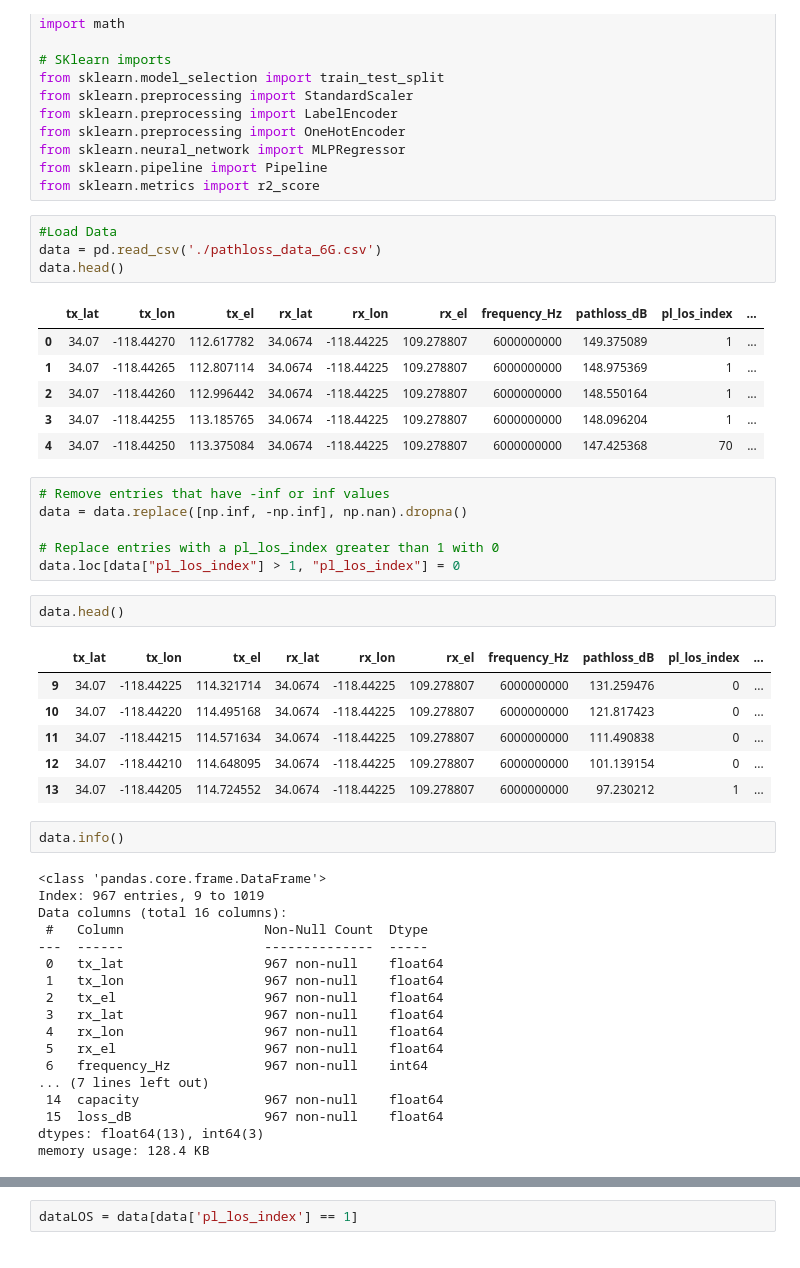
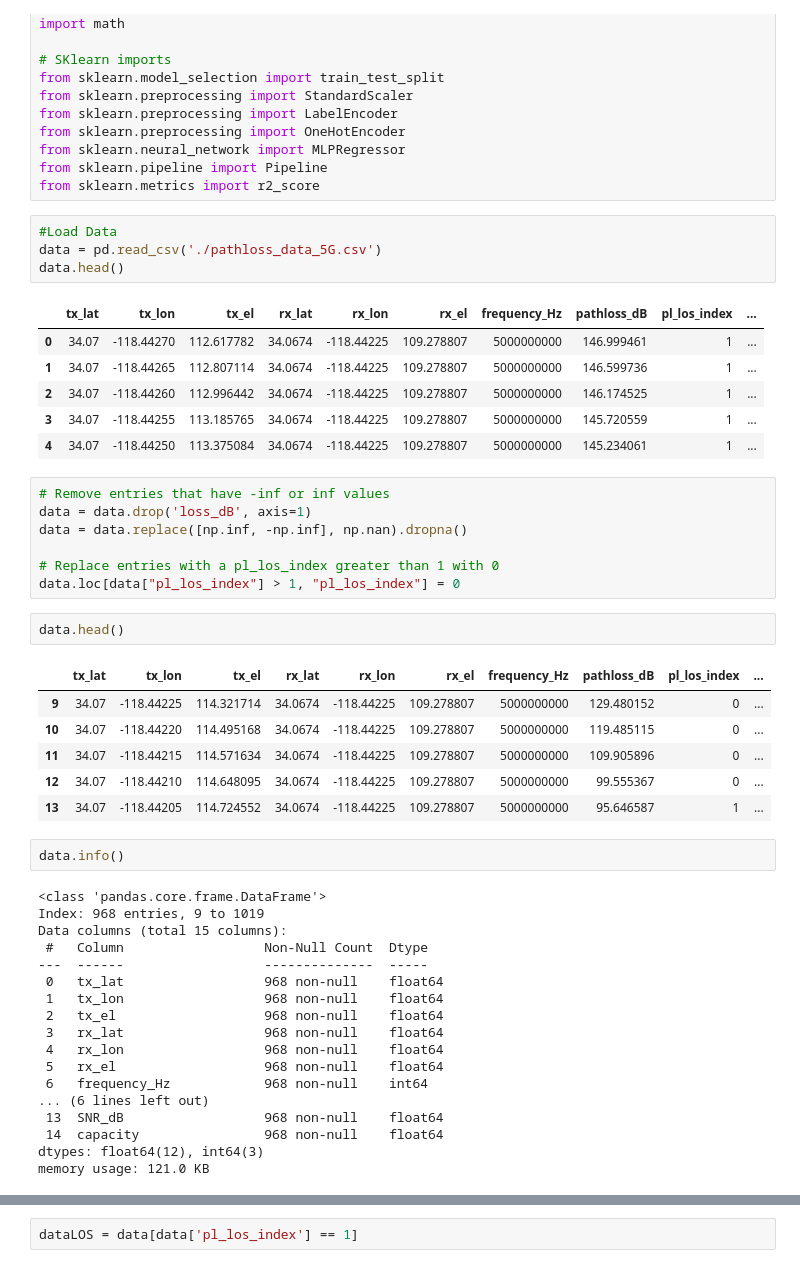
Before and after one commit to kmoy22/239_proj, a Jupyter notebook: mlp.ipynb, the cells around one changed output, grey strips where cells are left out. Cells and saved outputs as stored; diff of their text form.

```diff
--- a/mlp.ipynb
+++ b/mlp.ipynb
@@ -21,17 +21,18 @@ from sklearn.pipeline import Pipeline
 from sklearn.metrics import r2_score
 # %%
 #Load Data
-data = pd.read_csv('./pathloss_data_6G.csv')
+data = pd.read_csv('./pathloss_data_5G.csv')
 data.head()
 # %% [output]
 |  | tx_lat | tx_lon | tx_el | rx_lat | rx_lon | rx_el | frequency_Hz | pathloss_dB | pl_los_index | ... |
-| 0 | 34.07 | -118.44270 | 112.617782 | 34.0674 | -118.44225 | 109.278807 | 6000000000 | 149.375089 | 1 | ... |
-| 1 | 34.07 | -118.44265 | 112.807114 | 34.0674 | -118.44225 | 109.278807 | 6000000000 | 148.975369 | 1 | ... |
-| 2 | 34.07 | -118.44260 | 112.996442 | 34.0674 | -118.44225 | 109.278807 | 6000000000 | 148.550164 | 1 | ... |
-| 3 | 34.07 | -118.44255 | 113.185765 | 34.0674 | -118.44225 | 109.278807 | 6000000000 | 148.096204 | 1 | ... |
-| 4 | 34.07 | -118.44250 | 113.375084 | 34.0674 | -118.44225 | 109.278807 | 6000000000 | 147.425368 | 70 | ... |
+| 0 | 34.07 | -118.44270 | 112.617782 | 34.0674 | -118.44225 | 109.278807 | 5000000000 | 146.999461 | 1 | ... |
+| 1 | 34.07 | -118.44265 | 112.807114 | 34.0674 | -118.44225 | 109.278807 | 5000000000 | 146.599736 | 1 | ... |
+| 2 | 34.07 | -118.44260 | 112.996442 | 34.0674 | -118.44225 | 109.278807 | 5000000000 | 146.174525 | 1 | ... |
+| 3 | 34.07 | -118.44255 | 113.185765 | 34.0674 | -118.44225 | 109.278807 | 5000000000 | 145.720559 | 1 | ... |
+| 4 | 34.07 | -118.44250 | 113.375084 | 34.0674 | -118.44225 | 109.278807 | 5000000000 | 145.234061 | 1 | ... |
 # %%
 # Remove entries that have -inf or inf values
+data = data.drop('loss_dB', axis=1)
 data = data.replace([np.inf, -np.inf], np.nan).dropna()
 
 # Replace entries with a pl_los_index greater than 1 with 0
@@ -40,31 +41,31 @@ data.loc[data["pl_los_index"] > 1, "pl_los_index"] = 0
 data.head()
 # %% [output]
 |  | tx_lat | tx_lon | tx_el | rx_lat | rx_lon | rx_el | frequency_Hz | pathloss_dB | pl_los_index | ... |
-| 9 | 34.07 | -118.44225 | 114.321714 | 34.0674 | -118.44225 | 109.278807 | 6000000000 | 131.259476 | 0 | ... |
-| 10 | 34.07 | -118.44220 | 114.495168 | 34.0674 | -118.44225 | 109.278807 | 6000000000 | 121.817423 | 0 | ... |
-| 11 | 34.07 | -118.44215 | 114.571634 | 34.0674 | -118.44225 | 109.278807 | 6000000000 | 111.490838 | 0 | ... |
-| 12 | 34.07 | -118.44210 | 114.648095 | 34.0674 | -118.44225 | 109.278807 | 6000000000 | 101.139154 | 0 | ... |
-| 13 | 34.07 | -118.44205 | 114.724552 | 34.0674 | -118.44225 | 109.278807 | 6000000000 | 97.230212 | 1 | ... |
+| 9 | 34.07 | -118.44225 | 114.321714 | 34.0674 | -118.44225 | 109.278807 | 5000000000 | 129.480152 | 0 | ... |
+| 10 | 34.07 | -118.44220 | 114.495168 | 34.0674 | -118.44225 | 109.278807 | 5000000000 | 119.485115 | 0 | ... |
+| 11 | 34.07 | -118.44215 | 114.571634 | 34.0674 | -118.44225 | 109.278807 | 5000000000 | 109.905896 | 0 | ... |
+| 12 | 34.07 | -118.44210 | 114.648095 | 34.0674 | -118.44225 | 109.278807 | 5000000000 | 99.555367 | 0 | ... |
+| 13 | 34.07 | -118.44205 | 114.724552 | 34.0674 | -118.44225 | 109.278807 | 5000000000 | 95.646587 | 1 | ... |
 # %%
 data.info()
 # %% [output]
 <class 'pandas.core.frame.DataFrame'>
-Index: 967 entries, 9 to 1019
-Data columns (total 16 columns):
+Index: 968 entries, 9 to 1019
+Data columns (total 15 columns):
  #   Column                  Non-Null Count  Dtype
 ---  ------                  --------------  -----
- 0   tx_lat                  967 non-null    float64
- 1   tx_lon                  967 non-null    float64
- 2   tx_el                   967 non-null    float64
- 3   rx_lat                  967 non-null    float64
- 4   rx_lon                  967 non-null    float64
- 5   rx_el                   967 non-null    float64
- 6   frequency_Hz            967 non-null    int64
-... (7 lines left out)
- 14  capacity                967 non-null    float64
- 15  loss_dB                 967 non-null    float64
-dtypes: float64(13), int64(3)
-memory usage: 128.4 KB
+ 0   tx_lat                  968 non-null    float64
+ 1   tx_lon                  968 non-null    float64
+ 2   tx_el                   968 non-null    float64
+ 3   rx_lat                  968 non-null    float64
+ 4   rx_lon                  968 non-null    float64
+ 5   rx_el                   968 non-null    float64
+ 6   frequency_Hz            968 non-null    int64
+... (6 lines left out)
+ 13  SNR_dB                  968 non-null    float64
+ 14  capacity                968 non-null    float64
+dtypes: float64(12), int64(3)
+memory usage: 121.0 KB
 # %%
 plt.plot(data['propagation_distance_m'], data['pathloss_dB'], 'o')
 plt.xlabel('Propagation Distance (m)')
```
Also changed, not shown: parts of 11 cells of this notebook, 2 other files.
